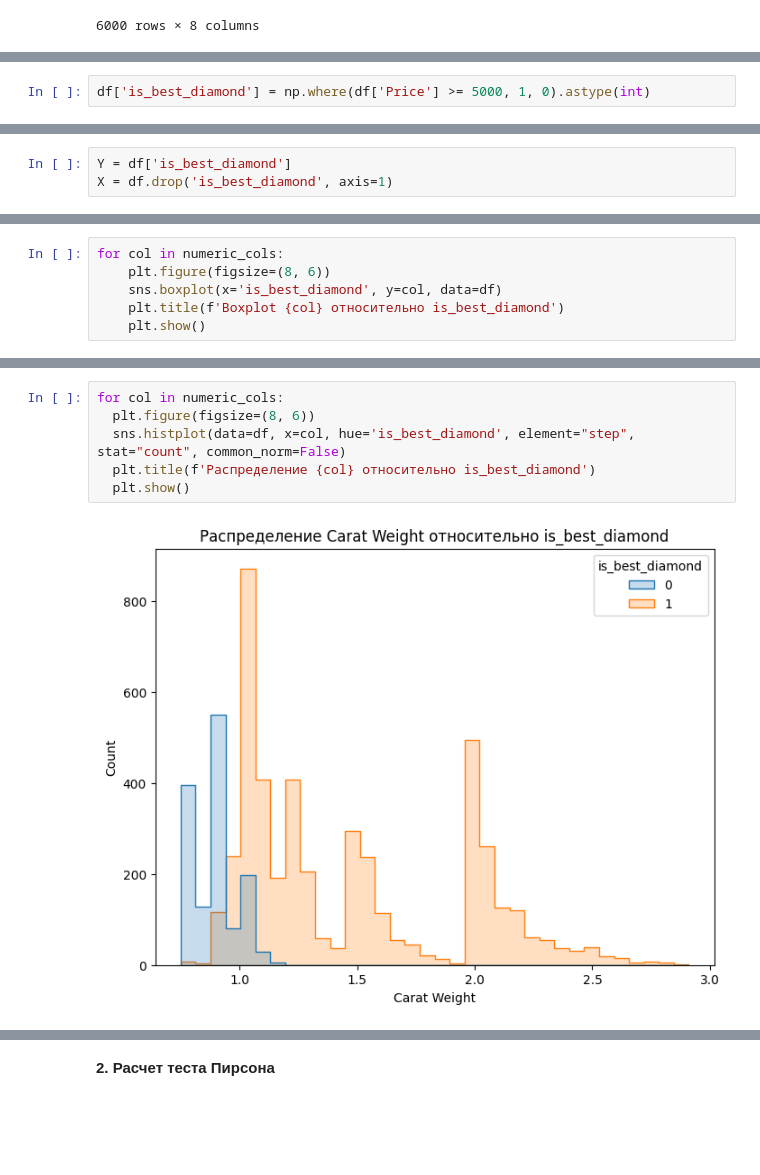
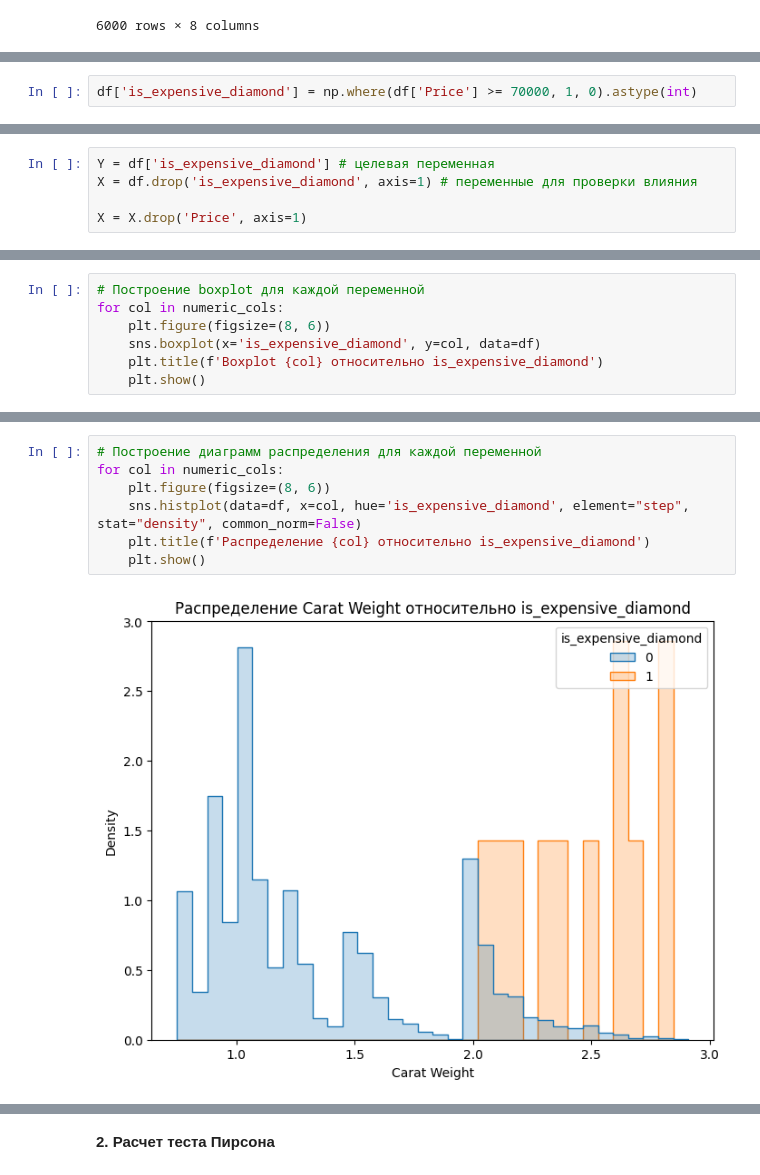
Before and after one commit to itsshln/pr1, a Jupyter notebook: Практика_2.ipynb, the cells around one changed output, grey strips where cells are left out. Saved outputs shown, nothing was run; the diff lists cells and outputs as text; blank space fills up the shorter version.

```diff
--- a/Практика_2.ipynb
+++ b/Практика_2.ipynb
@@ -164,2 +172,2 @@ dtype: int64
 # %%
-df['is_best_diamond'] = np.where(df['Price'] >= 5000, 1, 0).astype(int)
+df['is_expensive_diamond'] = np.where(df['Price'] >= 70000, 1, 0).astype(int)
@@ -171,5 +192,7 @@ Index(['Carat Weight', 'Cut', 'Color', 'Clarity', 'Polish', 'Symmetry',
       dtype='object')
 # %%
-Y = df['is_best_diamond']
-X = df.drop('is_best_diamond', axis=1)
+Y = df['is_expensive_diamond'] # целевая переменная
+X = df.drop('is_expensive_diamond', axis=1) # переменные для проверки влияния
+
+X = X.drop('Price', axis=1)
 # %%
@@ -192,7 +216,8 @@ numeric_cols
 # %%
+# Построение boxplot для каждой переменной
 for col in numeric_cols:
     plt.figure(figsize=(8, 6))
-    sns.boxplot(x='is_best_diamond', y=col, data=df)
-    plt.title(f'Boxplot {col} относительно is_best_diamond')
+    sns.boxplot(x='is_expensive_diamond', y=col, data=df)
+    plt.title(f'Boxplot {col} относительно is_expensive_diamond')
     plt.show()
 # %% [output]
@@ -201,8 +225,9 @@ for col in numeric_cols:
 # %%
+# Построение диаграмм распределения для каждой переменной
 for col in numeric_cols:
-  plt.figure(figsize=(8, 6))
-  sns.histplot(data=df, x=col, hue='is_best_diamond', element="step", stat="count", common_norm=False)
-  plt.title(f'Распределение {col} относительно is_best_diamond')
-  plt.show()
+    plt.figure(figsize=(8, 6))
+    sns.histplot(data=df, x=col, hue='is_expensive_diamond', element="step", stat="density", common_norm=False)
+    plt.title(f'Распределение {col} относительно is_expensive_diamond')
+    plt.show()
 # %% [output]
-[figure, old version]
+[figure, new version]
```
Also changed, not shown: parts of 36 cells of this notebook.
